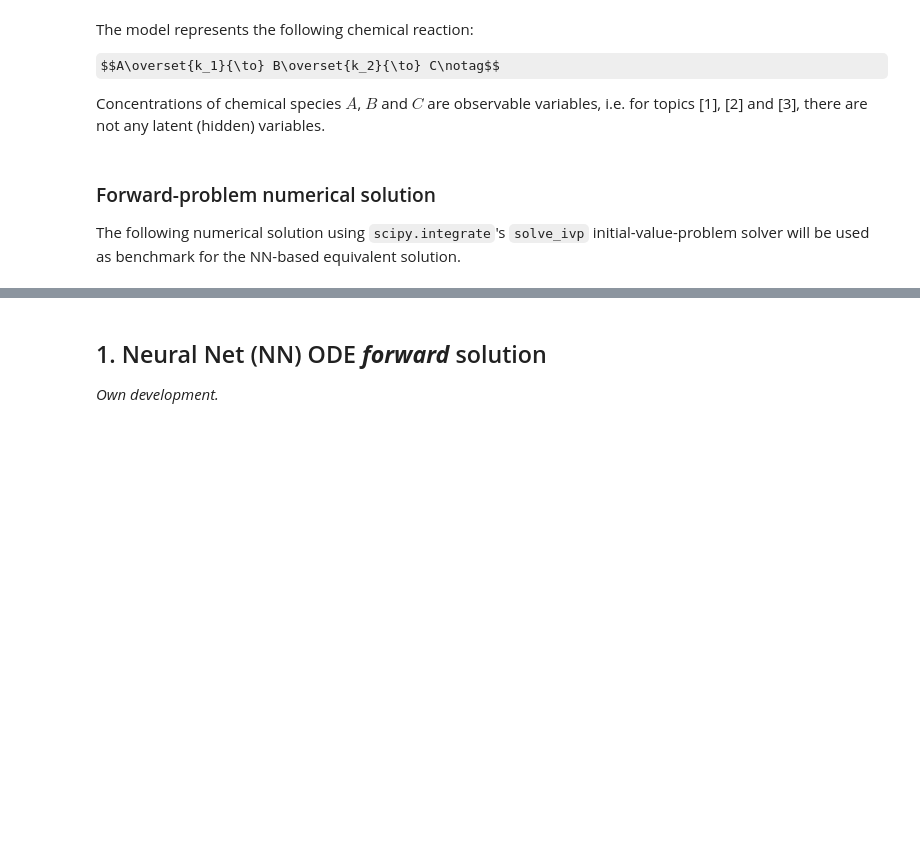
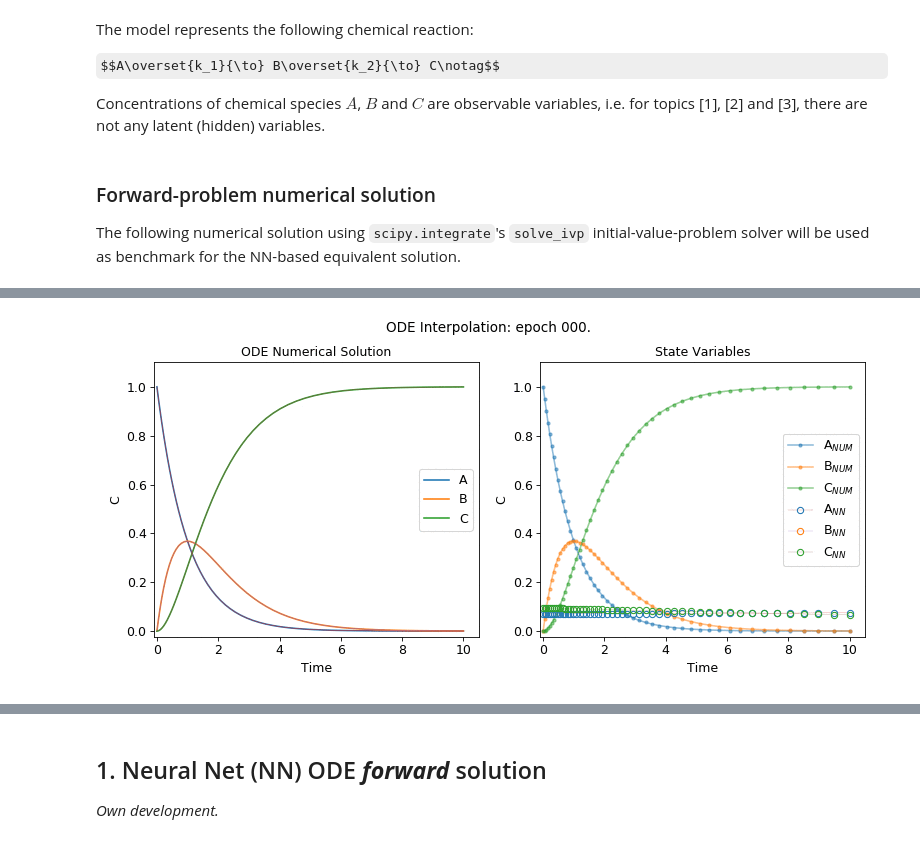
Before and after one commit to nicoleyghu/invANNPresentationFolder, a Jupyter notebook: invANNODE/basis/invANNODE.ipynb, the cells around one changed output, grey strips where cells are left out. Saved outputs shown, nothing was run; the diff lists cells and outputs as text; code cells hidden in the pictures; some formulas as TeX source; blank space fills up the shorter version.

```diff
--- a/invANNODE/basis/invANNODE.ipynb
+++ b/invANNODE/basis/invANNODE.ipynb
@@ -174,0 +226,3 @@ Text(0.5, 1.0, 'ODE Numerical Solution')
+# %%
+t = t_eval.reshape(-1,1)
+data_learn = [sol.y.T,t]
@@ -174,0 +244,5 @@ Text(0.5, 1.0, 'ODE Numerical Solution')
+# %%
+layer_sizes = [1, 8, 3] # inputs, hidden..., output layes
+nn_scale = 0.01 # weights scales
+key = random.PRNGKey(0)
+nn_params = init_network_params(layer_sizes, key, nn_scale) # initialize parameters
@@ -174,0 +257,3 @@ Text(0.5, 1.0, 'ODE Numerical Solution')
+# %%
+opt_objs_l = optimizers.adam(1e-3, b1=0.9, b2=0.9999, eps=1e-10)
+opt_objs_l = (opt_objs_l[0]([nn_params, []]), opt_objs_l[1], opt_objs_l[2], [])
@@ -174,0 +262,6 @@ Text(0.5, 1.0, 'ODE Numerical Solution')
+# %%
+%%time
+params = [nn_params]
+err_tags = ['Data']
+[params, opt_objs_l] = train(params,data_learn,errors_learn,loss,num_epochs,num_iter,opt_objs_l,err_tags,batch_size=None)
+nn_params  = params[0]
@@ -174,0 +272,65 @@ Text(0.5, 1.0, 'ODE Numerical Solution')
+# %%
+plt.figure(figsize=[10,10*2./3])
+
+fig, axs = plt.subplots(1,2,figsize=[10.5,10*1./2],dpi=75)
+axs = axs.tolist()
+plt.sca(axs[0])
+x0 = sol.y.T
+x = x0
+lines = plt.plot(sol.t, x0)
+plt.plot(sol.t, x,'-',ms=5,lw=0.5)
+plt.xlabel('Time')
+plt.ylabel('C');
+plt.legend(iter(lines), ['A', 'B', 'C'])
+plt.title('ODE Numerical Solution')
+plt.sca(axs[1])
+lines1 = plt.plot(sol.t, x0,'-o',alpha=0.5,ms=3)
+lines2 = [plt.plot([],[],'-o',lw=0.2,\
+                  ms=6,markerfacecolor='None',markeredgecolor='black')[0] for _ in range(3)]
+for _1,_2 in zip(lines1,lines2):
+    _2.set_markeredgecolor(_1.get_markeredgecolor())
+
+leg1 = plt.legend(iter(lines1+lines2), ['A$_{NUM}$', 'B$_{NUM}$', 'C$_{NUM}$','A$_{NN}$','B$_{NN}$','C$_{NN}$'],loc=7)
+plt.title('State Variables')
+plt.xlabel('Time')
+plt.ylabel('C');
+title = fig.suptitle('')
+plt.tight_layout(rect=[0.,0.,1.,0.95])
+
+epochs = [0,1,2]
+while epochs[-1]<len(opt_objs_l[-1])-1:
+    epochs += [int((epochs[-1]+1)**1.05)]
+epochs[-1] = len(opt_objs_l[-1])-1
+pack = list(zip(epochs,[opt_objs_l[-1][int(_)][0] for _ in epochs]))
+
+def init():
+    axs[0].set_ylim([-0.025,1.1])
+    axs[0].set_xlim([-0.1,10.5])
+    axs[1].set_ylim([-0.025,1.1])
+    axs[1].set_xlim([-0.1,10.5])
+    return lines2
+
+def animate(i):
+    epoch, nn_params = pack[i]
+    title.set_text('ODE Interpolation: epoch {:03d}.'.format(int(epoch)))
+    d = batched_state(nn_params, t)
+    for _ in range(d.shape[1]):
+        lines2[_].set_data(t,d[:,_])
+    return lines2
+
+# Call the animator.  blit=True means only re-draw the parts that have changed.
+anim = animation.FuncAnimation(fig, animate, init_func=init,
+                               frames=len(epochs), interval=250, blit=True)
+
+plt.close(anim._fig)
+
+# Call function to display the animation
+HTML(anim.to_html5_video())
+
+anim.save('intro.gif', writer='imagemagick')
+
+from IPython.display import Image
+with open('intro.gif','rb') as file:
+    display(Image(file.read()))
+# %% [output]
+[figure, added]
```
Also changed, not shown: parts of 37 cells of this notebook, 10 other files.
